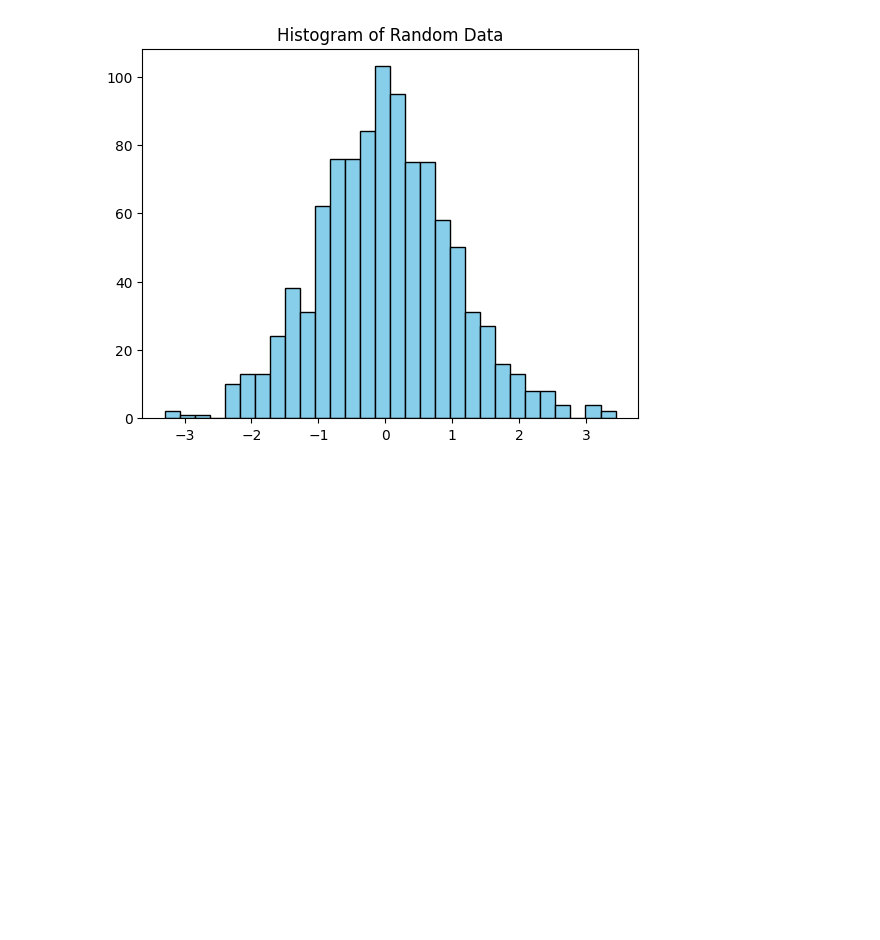
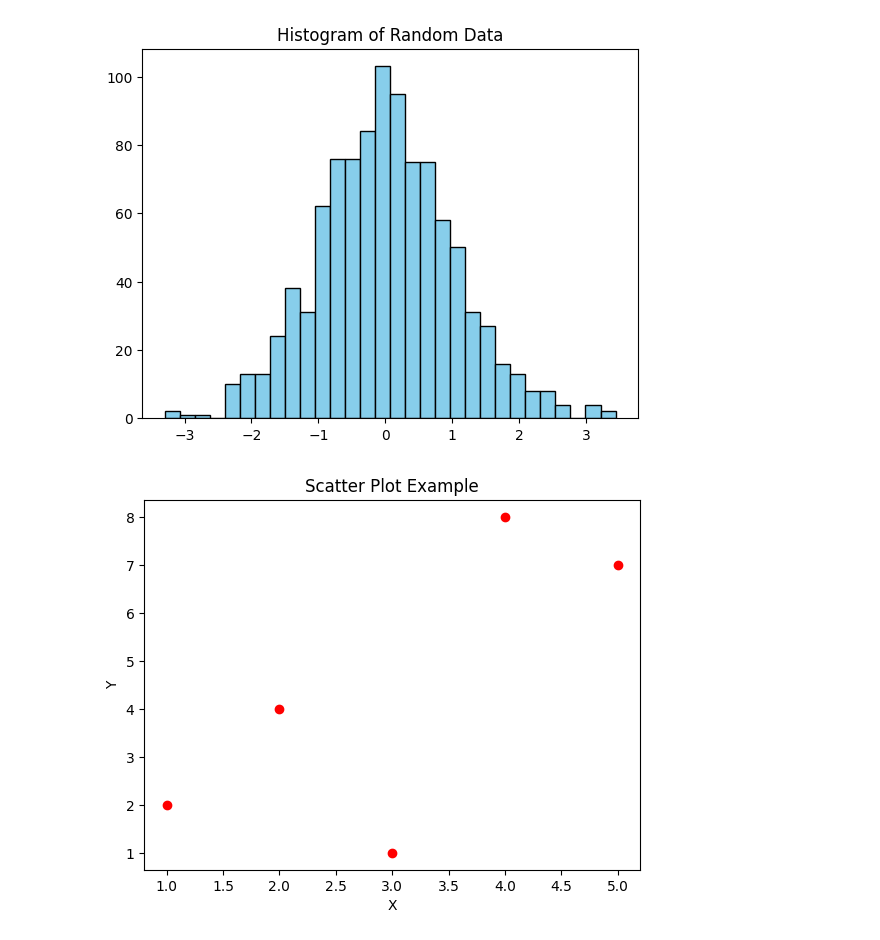
Before and after one commit to SaiyamTuteja/Data_Analysis_Python, a Jupyter notebook: MatplotlibTutorial.ipynb, the cells around one changed output. Saved outputs shown, nothing was run; the diff lists cells and outputs as text; code cells hidden in the pictures; blank space fills up the shorter version.

```diff
--- a/MatplotlibTutorial.ipynb
+++ b/MatplotlibTutorial.ipynb
@@ -44,3 +44,12 @@ plt.show()
 # %%
 x = [1, 2, 3, 4, 5]
 y = [2, 4, 1, 8, 7]
+
+
+plt.scatter(x, y, color='red')
+plt.title('Scatter Plot Example')
+plt.xlabel('X')
+plt.ylabel('Y')
+plt.show()
+# %% [output]
+[figure, added]
```
